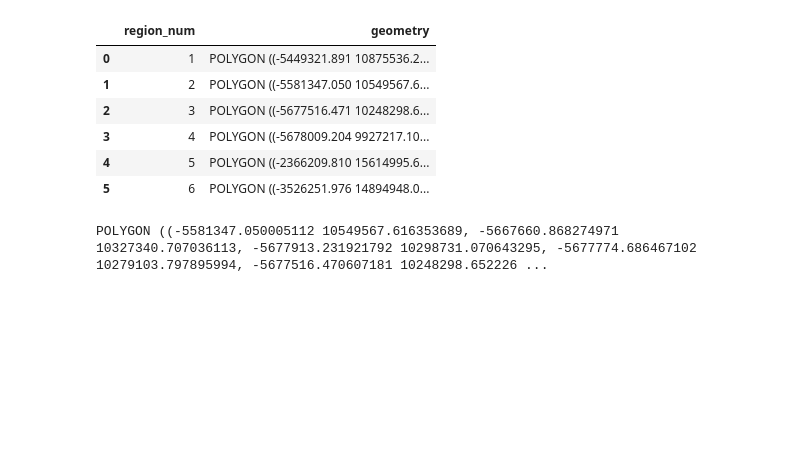
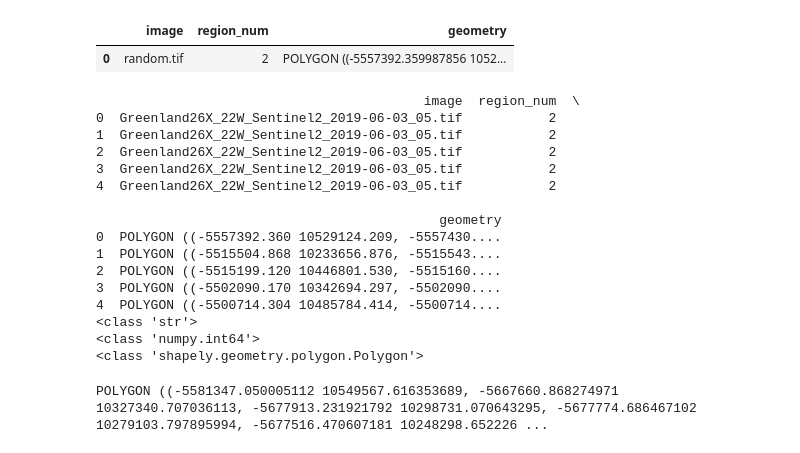
Before and after one commit to MAL-TO/sigspatialcup2023, a Jupyter notebook: notebook.ipynb, the cells around one changed output. Saved outputs shown, nothing was run; the diff lists cells and outputs as text; code cells hidden in the pictures; blank space fills up the shorter version.

```diff
--- a/notebook.ipynb
+++ b/notebook.ipynb
@@ -14,16 +14,46 @@ lakes_train_test = "/data1/malto/sigspatial/lakes_regions.gpkg"
 lakes_regions_path = "/data1/malto/sigspatial/lake_polygons_training.gpkg"
 regions = gp.read_file(lakes_train_test)
 lakes_regions = gp.read_file(lakes_regions_path)
-# %%
-regions
-# %% [output]
-|  | region_num | geometry |
-| 0 | 1 | POLYGON ((-5449321.891 10875536.2... |
-| 1 | 2 | POLYGON ((-5581347.050 10549567.6... |
-| 2 | 3 | POLYGON ((-5677516.471 10248298.6... |
-| 3 | 4 | POLYGON ((-5678009.204 9927217.10... |
-| 4 | 5 | POLYGON ((-2366209.810 15614995.6... |
-| 5 | 6 | POLYGON ((-3526251.976 14894948.0... |
+# %%
+column_names = ["image", "region_num", "geometry"]
+gdf = gp.GeoDataFrame(columns = column_names)
+
+
+# Create a new row to append
+new_row = {
+    'image': 'random.tif',
+    'region_num': 2,
+    'geometry': lakes_regions['geometry'][0]
+}
+
+# Append the new row to the GeoDataFrame
+gdf.loc[len(gdf)] = new_row
+gdf
+# %% [output]
+|  | image | region_num | geometry |
+| 0 | random.tif | 2 | POLYGON ((-5557392.359987856 1052... |
+# %%
+print(lakes_regions.head())
+print(type(lakes_regions['image'][0]))
+print(type(lakes_regions['region_num'][0]))
+print(type(lakes_regions['geometry'][0]))
+# %% [output]
+                                          image  region_num  \
+0  Greenland26X_22W_Sentinel2_2019-06-03_05.tif           2
+1  Greenland26X_22W_Sentinel2_2019-06-03_05.tif           2
+2  Greenland26X_22W_Sentinel2_2019-06-03_05.tif           2
+3  Greenland26X_22W_Sentinel2_2019-06-03_05.tif           2
+4  Greenland26X_22W_Sentinel2_2019-06-03_05.tif           2
+
+                                            geometry
+0  POLYGON ((-5557392.360 10529124.209, -5557430....
+1  POLYGON ((-5515504.868 10233656.876, -5515543....
+2  POLYGON ((-5515199.120 10446801.530, -5515160....
+3  POLYGON ((-5502090.170 10342694.297, -5502090....
+4  POLYGON ((-5500714.304 10485784.414, -5500714....
+<class 'str'>
+<class 'numpy.int64'>
+<class 'shapely.geometry.polygon.Polygon'>
 # %%
 elem = regions.iloc[1][1]
 print(elem)
```
Also changed, not shown: parts of 17 cells of this notebook.
